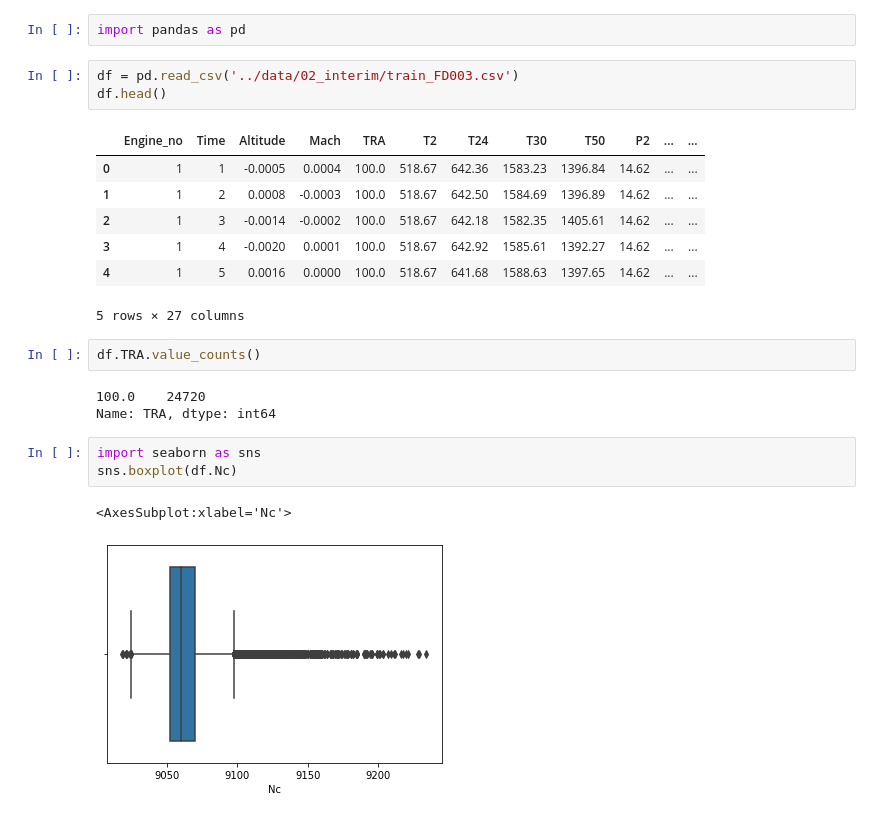
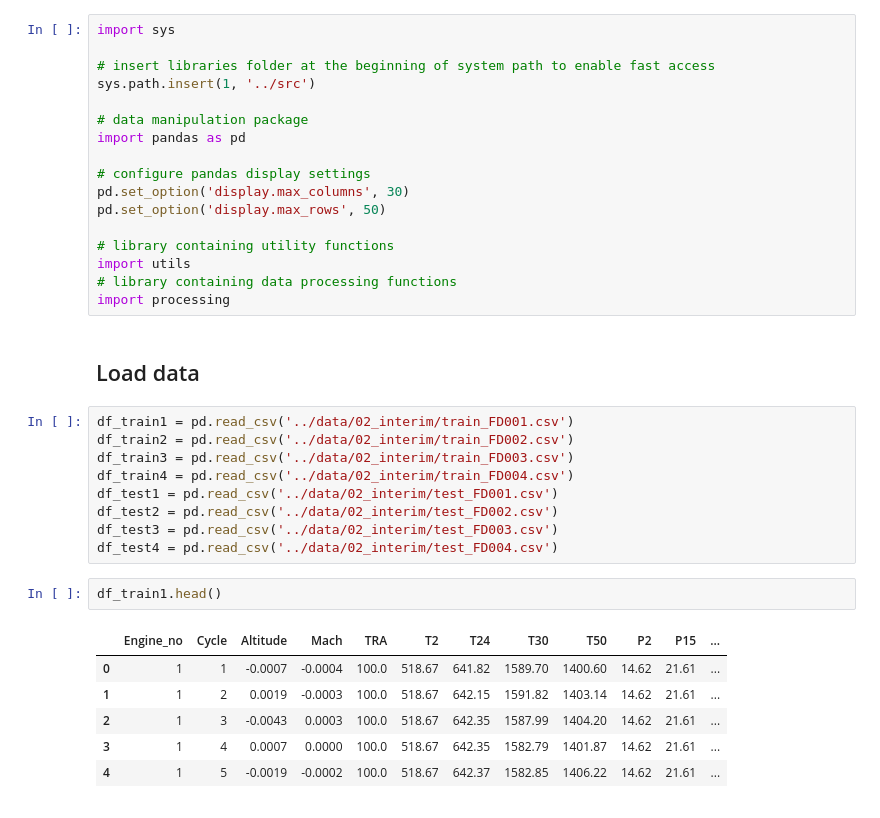
Before and after one commit to Oussama-KIASSI/NASA-Turbofan-Engine-Predictive-Maintenance, a Jupyter notebook: notebooks/Data Processing.ipynb, the cells around one changed output. Saved outputs shown, nothing was run; the diff lists cells and outputs as text.

```diff
--- a/notebooks/Data Processing.ipynb
+++ b/notebooks/Data Processing.ipynb
@@ -12,24 +33,37 @@ Since pressure is synonym of constraint, attention will be given to the former a
 # %%
+import sys
+
+# insert libraries folder at the beginning of system path to enable fast access
+sys.path.insert(1, '../src')
+
+# data manipulation package
 import pandas as pd
+
+# configure pandas display settings
+pd.set_option('display.max_columns', 30)
+pd.set_option('display.max_rows', 50)
+
+# library containing utility functions
+import utils
+# library containing data processing functions
+import processing
+# %% [markdown]
+## Load data<a name="2"></a>
 # %%
-df = pd.read_csv('../data/02_interim/train_FD003.csv')
-df.head()
+df_train1 = pd.read_csv('../data/02_interim/train_FD001.csv')
+df_train2 = pd.read_csv('../data/02_interim/train_FD002.csv')
+df_train3 = pd.read_csv('../data/02_interim/train_FD003.csv')
+df_train4 = pd.read_csv('../data/02_interim/train_FD004.csv')
+df_test1 = pd.read_csv('../data/02_interim/test_FD001.csv')
+df_test2 = pd.read_csv('../data/02_interim/test_FD002.csv')
+df_test3 = pd.read_csv('../data/02_interim/test_FD003.csv')
+df_test4 = pd.read_csv('../data/02_interim/test_FD004.csv')
-# %% [output]
-|  | Engine_no | Time | Altitude | Mach | TRA | T2 | T24 | T30 | T50 | P2 | ... | ... |
-| 0 | 1 | 1 | -0.0005 | 0.0004 | 100.0 | 518.67 | 642.36 | 1583.23 | 1396.84 | 14.62 | ... | ... |
-| 1 | 1 | 2 | 0.0008 | -0.0003 | 100.0 | 518.67 | 642.50 | 1584.69 | 1396.89 | 14.62 | ... | ... |
-| 2 | 1 | 3 | -0.0014 | -0.0002 | 100.0 | 518.67 | 642.18 | 1582.35 | 1405.61 | 14.62 | ... | ... |
-| 3 | 1 | 4 | -0.0020 | 0.0001 | 100.0 | 518.67 | 642.92 | 1585.61 | 1392.27 | 14.62 | ... | ... |
-| 4 | 1 | 5 | 0.0016 | 0.0000 | 100.0 | 518.67 | 641.68 | 1588.63 | 1397.65 | 14.62 | ... | ... |
-5 rows × 27 columns
-# %%
-df.TRA.value_counts()
-# %% [output]
-100.0    24720
-Name: TRA, dtype: int64
-# %%
-import seaborn as sns
-sns.boxplot(df.Nc)
-# %% [output]
-<AxesSubplot:xlabel='Nc'>
-[figure, removed]
+# %%
+df_train1.head()
+# %% [output]
+|  | Engine_no | Cycle | Altitude | Mach | TRA | T2 | T24 | T30 | T50 | P2 | P15 | ... |
+| 0 | 1 | 1 | -0.0007 | -0.0004 | 100.0 | 518.67 | 641.82 | 1589.70 | 1400.60 | 14.62 | 21.61 | ... |
+| 1 | 1 | 2 | 0.0019 | -0.0003 | 100.0 | 518.67 | 642.15 | 1591.82 | 1403.14 | 14.62 | 21.61 | ... |
+| 2 | 1 | 3 | -0.0043 | 0.0003 | 100.0 | 518.67 | 642.35 | 1587.99 | 1404.20 | 14.62 | 21.61 | ... |
+| 3 | 1 | 4 | 0.0007 | 0.0000 | 100.0 | 518.67 | 642.35 | 1582.79 | 1401.87 | 14.62 | 21.61 | ... |
+| 4 | 1 | 5 | -0.0019 | -0.0002 | 100.0 | 518.67 | 642.37 | 1582.85 | 1406.22 | 14.62 | 21.61 | ... |
```
Also changed, not shown: parts of 11 cells of this notebook, 9 other files.
